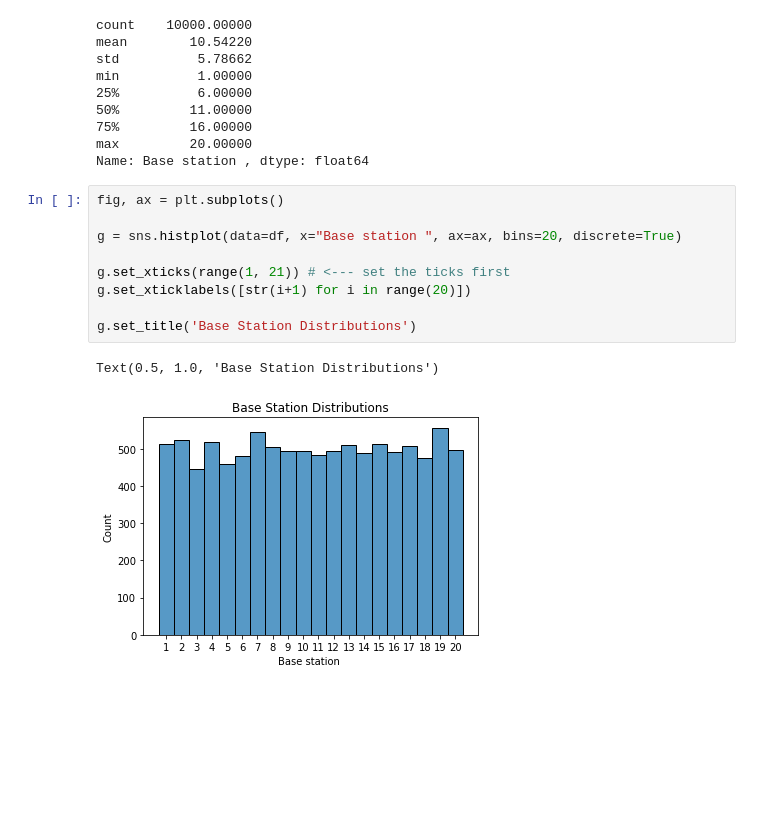
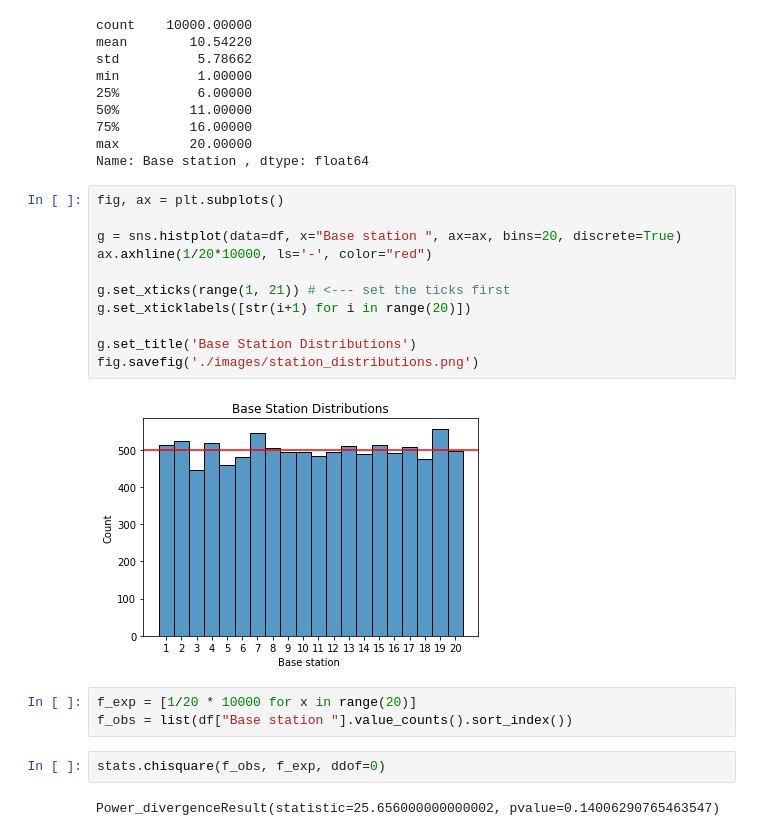
Before and after one commit to reubenwong97/Highway-Discrete-Event-Simulator, a Jupyter notebook: data_exploration.ipynb, the cells around one changed output. Cells and saved outputs as stored; diff of their text form; blank space fills up the shorter version.

```diff
--- a/data_exploration.ipynb
+++ b/data_exploration.ipynb
@@ -86,12 +164,20 @@ Name: Base station , dtype: float64
 # %%
 fig, ax = plt.subplots()
 
 g = sns.histplot(data=df, x="Base station ", ax=ax, bins=20, discrete=True)
+ax.axhline(1/20*10000, ls='-', color="red")
 
 g.set_xticks(range(1, 21)) # <--- set the ticks first
 g.set_xticklabels([str(i+1) for i in range(20)])
 
 g.set_title('Base Station Distributions')
+fig.savefig('./images/station_distributions.png')
 # %% [output]
-Text(0.5, 1.0, 'Base Station Distributions')
-[figure, old version]
+[figure, new version]
+# %%
+f_exp = [1/20 * 10000 for x in range(20)]
+f_obs = list(df["Base station "].value_counts().sort_index())
+# %%
+stats.chisquare(f_obs, f_exp, ddof=0)
+# %% [output]
+Power_divergenceResult(statistic=25.656000000000002, pvalue=0.14006290765463547)
```
Also changed, not shown: parts of 13 cells of this notebook, 9 other files.
